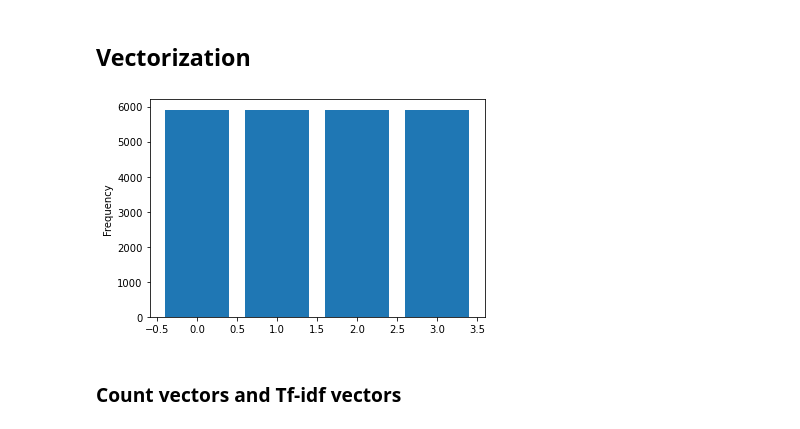
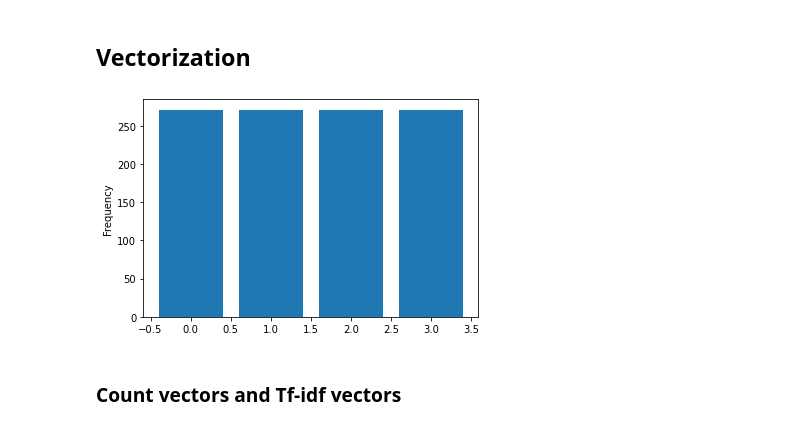
Before and after one commit to malte-koenig/AG_News_Classifier, a Jupyter notebook: main.ipynb, the cells around one changed output. Cells and saved outputs as stored; diff of their text form; code cells hidden in the pictures.

Commit message:
run with fraction of 0.01

```diff
--- a/main.ipynb
+++ b/main.ipynb
@@ -152,15 +158,15 @@ train_df.head()
 # %%
 # read in preprocessed training data if necessary
 train_df = pd.read_csv('preprocessed_training_data.csv', sep=';', encoding='utf-8')
 
 #fractionize and undersample data
-train_data, train_target = balanced_fractionize(train_df, 0.2)
+train_data, train_target = balanced_fractionize(train_df, 0.01)
 
 #Tokenize
 def get_train_tokens(df_data):
     return [word_tokenize(text) for text in df_data['text']]
 # %% [output]
-[figure, old version]
+[figure, new version]
 # %% [markdown]
 ### Count vectors and Tf-idf vectors
 # %%
```
Also changed, not shown: parts of 32 cells of this notebook, 1 other file.
